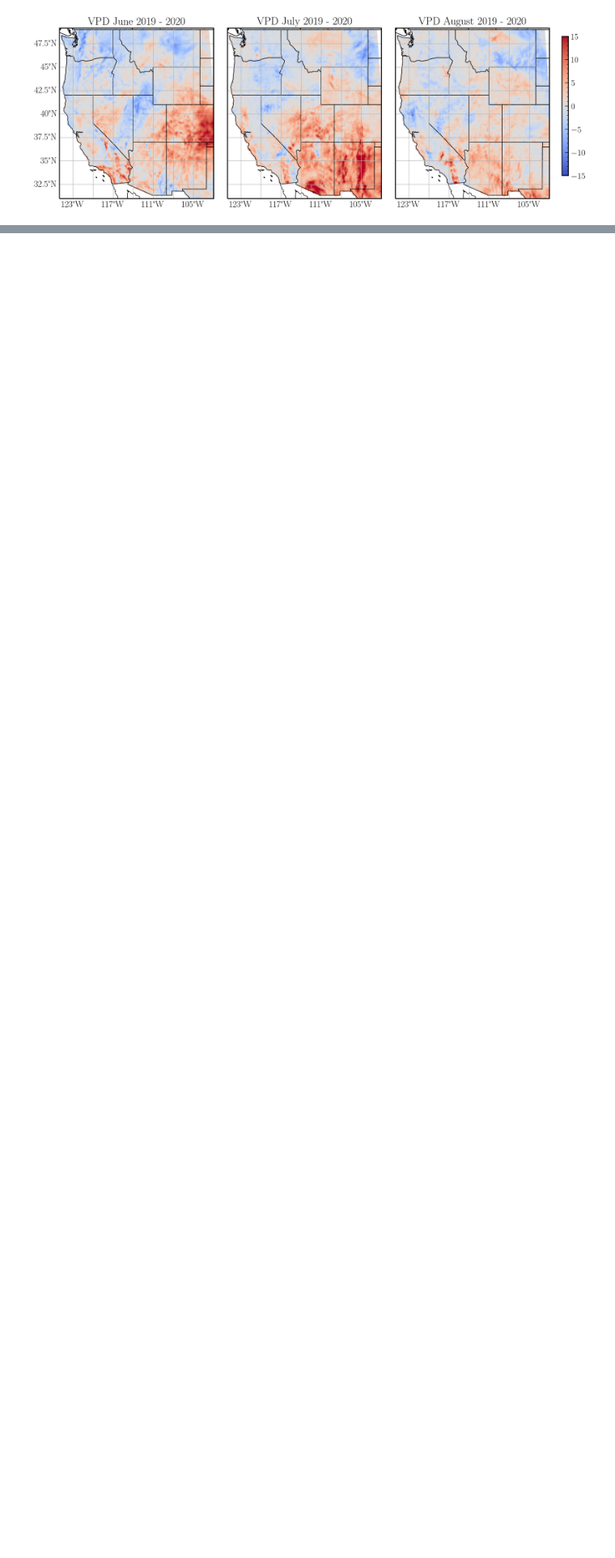
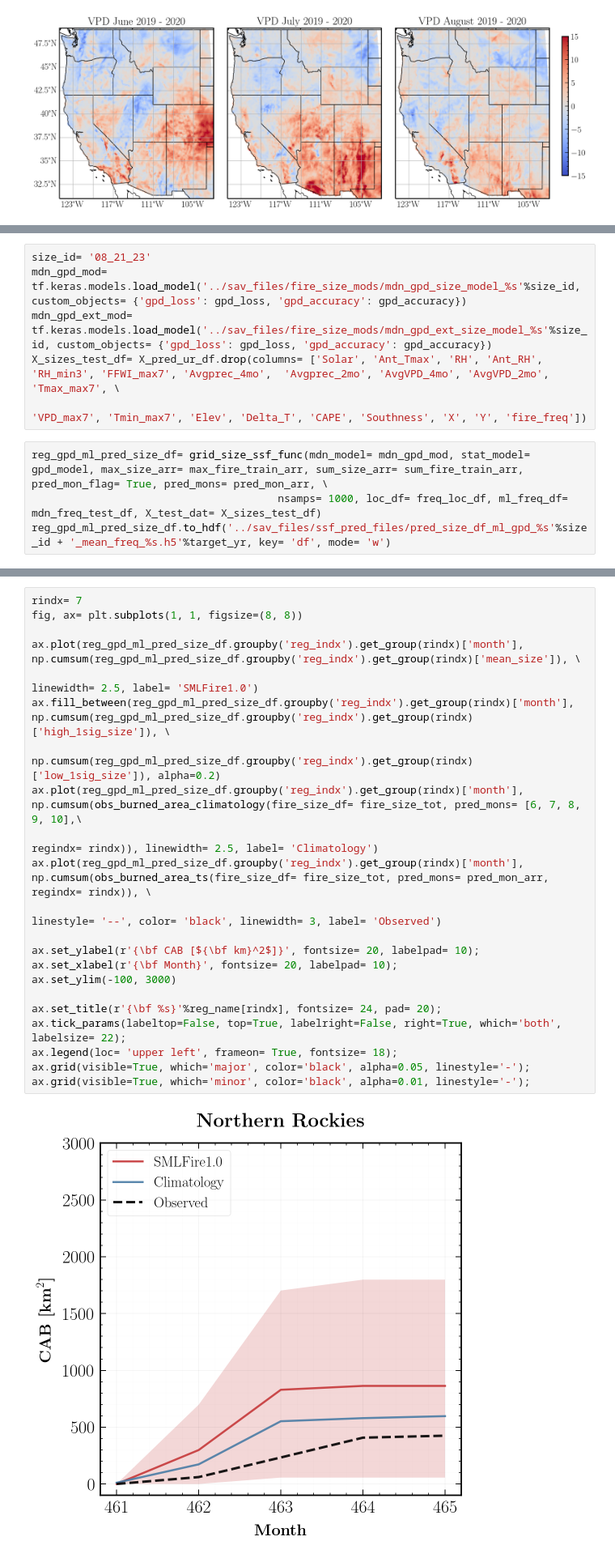
Before and after one commit to jtbuch/SEASFire, a Jupyter notebook: scripts/seas_fire_forecasts.ipynb, the cells around one changed output, grey strips where cells are left out. Shown at 81% size. Saved outputs shown, nothing was run; the diff lists cells and outputs as text; blank space fills up the shorter version.

```diff
--- a/scripts/seas_fire_forecasts.ipynb
+++ b/scripts/seas_fire_forecasts.ipynb
@@ -575,0 +599,10 @@ ax.set_title(r'Predicted fire frequency JJA 2022', fontsize= 22);
+# %%
+size_id= '08_21_23'
+mdn_gpd_mod= tf.keras.models.load_model('../sav_files/fire_size_mods/mdn_gpd_size_model_%s'%size_id, custom_objects= {'gpd_loss': gpd_loss, 'gpd_accuracy': gpd_accuracy})
+mdn_gpd_ext_mod= tf.keras.models.load_model('../sav_files/fire_size_mods/mdn_gpd_ext_size_model_%s'%size_id, custom_objects= {'gpd_loss': gpd_loss, 'gpd_accuracy': gpd_accuracy})
+X_sizes_test_df= X_pred_ur_df.drop(columns= ['Solar', 'Ant_Tmax', 'RH', 'Ant_RH', 'RH_min3', 'FFWI_max7', 'Avgprec_4mo',  'Avgprec_2mo', 'AvgVPD_4mo', 'AvgVPD_2mo', 'Tmax_max7', \
+                                                                                            'VPD_max7', 'Tmin_max7', 'Elev', 'Delta_T', 'CAPE', 'Southness', 'X', 'Y', 'fire_freq'])
+# %%
+reg_gpd_ml_pred_size_df= grid_size_ssf_func(mdn_model= mdn_gpd_mod, stat_model= gpd_model, max_size_arr= max_fire_train_arr, sum_size_arr= sum_fire_train_arr, pred_mon_flag= True, pred_mons= pred_mon_arr, \
+                                       nsamps= 1000, loc_df= freq_loc_df, ml_freq_df= mdn_freq_test_df, X_test_dat= X_sizes_test_df)
+reg_gpd_ml_pred_size_df.to_hdf('../sav_files/ssf_pred_files/pred_size_df_ml_gpd_%s'%size_id + '_mean_freq_%s.h5'%target_yr, key= 'df', mode= 'w')
@@ -575,0 +669,24 @@ ax.set_title(r'Predicted fire frequency JJA 2022', fontsize= 22);
+# %%
+rindx= 7
+fig, ax= plt.subplots(1, 1, figsize=(8, 8))
+
+ax.plot(reg_gpd_ml_pred_size_df.groupby('reg_indx').get_group(rindx)['month'], np.cumsum(reg_gpd_ml_pred_size_df.groupby('reg_indx').get_group(rindx)['mean_size']), \
+                                                                                                                    linewidth= 2.5, label= 'SMLFire1.0')
+ax.fill_between(reg_gpd_ml_pred_size_df.groupby('reg_indx').get_group(rindx)['month'], np.cumsum(reg_gpd_ml_pred_size_df.groupby('reg_indx').get_group(rindx)['high_1sig_size']), \
+                                                                                np.cumsum(reg_gpd_ml_pred_size_df.groupby('reg_indx').get_group(rindx)['low_1sig_size']), alpha=0.2)
+ax.plot(reg_gpd_ml_pred_size_df.groupby('reg_indx').get_group(rindx)['month'], np.cumsum(obs_burned_area_climatology(fire_size_df= fire_size_tot, pred_mons= [6, 7, 8, 9, 10],\
+                                                                                                                    regindx= rindx)), linewidth= 2.5, label= 'Climatology')
+ax.plot(reg_gpd_ml_pred_size_df.groupby('reg_indx').get_group(rindx)['month'], np.cumsum(obs_burned_area_ts(fire_size_df= fire_size_tot, pred_mons= pred_mon_arr, regindx= rindx)), \
+                                                                                                                    linestyle= '--', color= 'black', linewidth= 3, label= 'Observed')
+
+ax.set_ylabel(r'{\bf CAB [${\bf km}^2$]}', fontsize= 20, labelpad= 10);
+ax.set_xlabel(r'{\bf Month}', fontsize= 20, labelpad= 10);
+ax.set_ylim(-100, 3000)
+
+ax.set_title(r'{\bf %s}'%reg_name[rindx], fontsize= 24, pad= 20);
+ax.tick_params(labeltop=False, top=True, labelright=False, right=True, which='both', labelsize= 22);
+ax.legend(loc= 'upper left', frameon= True, fontsize= 18);
+ax.grid(visible=True, which='major', color='black', alpha=0.05, linestyle='-');
+ax.grid(visible=True, which='minor', color='black', alpha=0.01, linestyle='-');
+# %% [output]
+[figure, added]
```
Also changed, not shown: parts of 22 cells of this notebook, 4 other files.
